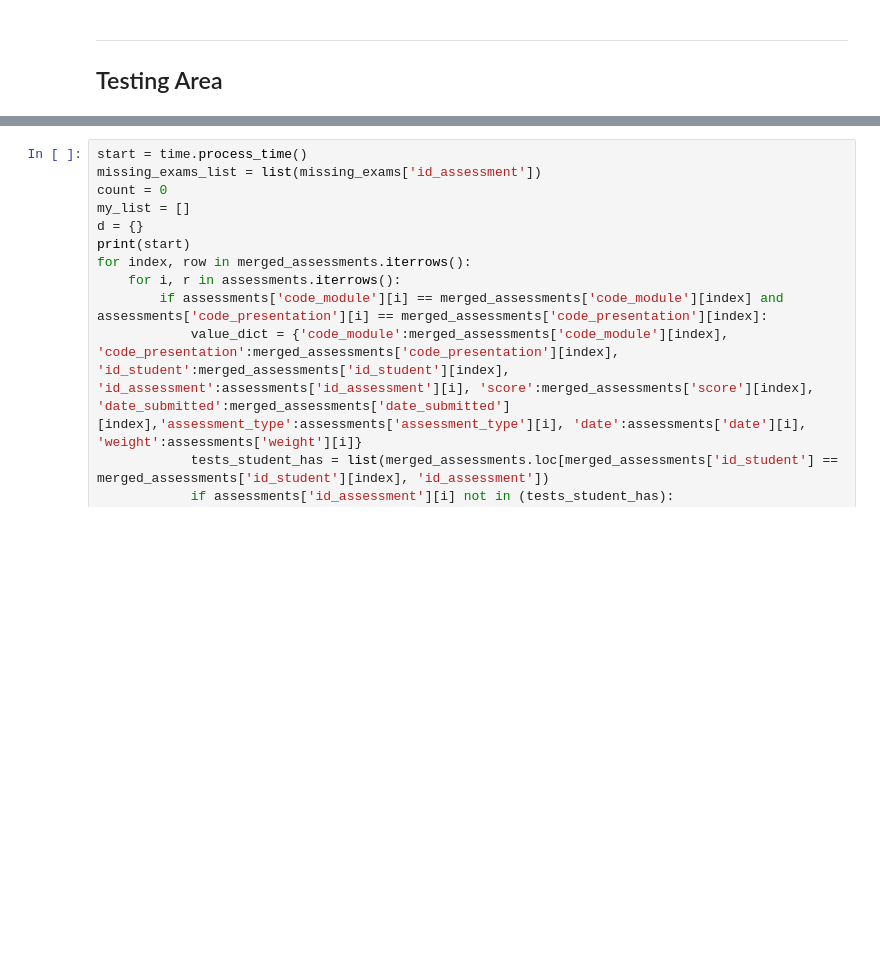
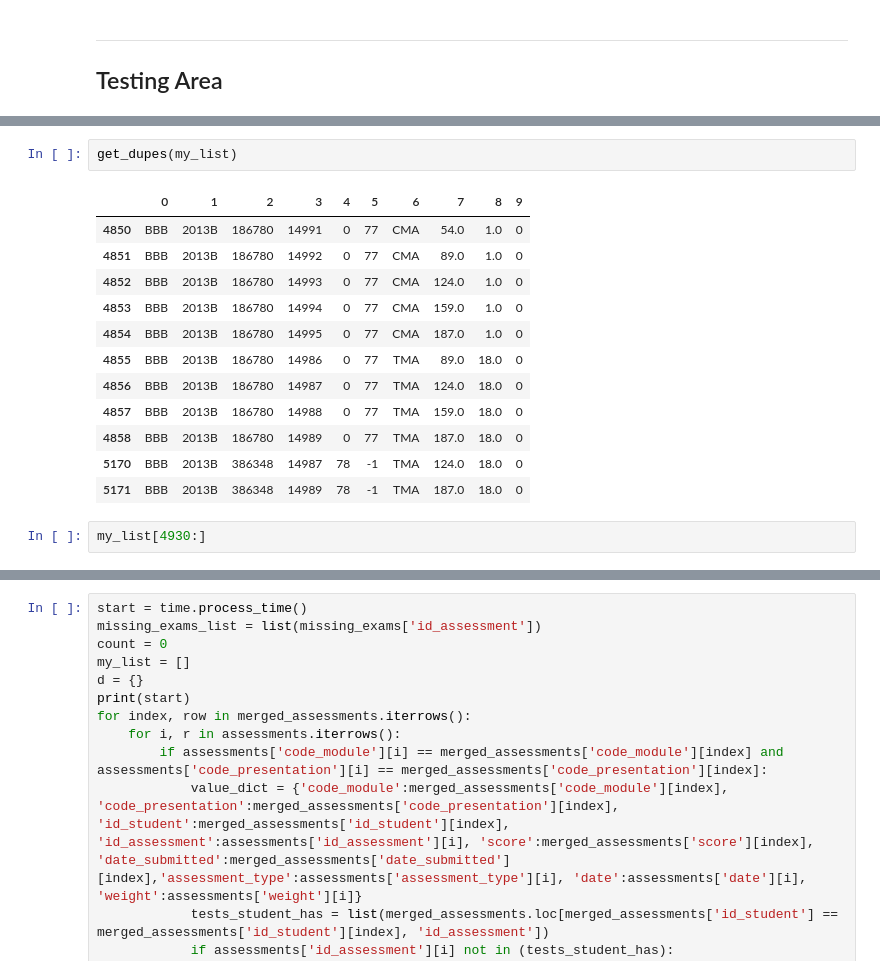
Before and after one commit to freyjagarner/Student-Data-Analysis, a Jupyter notebook: Capstone/Assessments_and_Student_Assessment.ipynb, the cells around one changed output, grey strips where cells are left out. Saved outputs shown, nothing was run; the diff lists cells and outputs as text; blank space fills up the shorter version.

```diff
--- a/Capstone/Assessments_and_Student_Assessment.ipynb
+++ b/Capstone/Assessments_and_Student_Assessment.ipynb
@@ -234,2 +209,19 @@ KeyboardInterrupt:
+# %%
+get_dupes(my_list)
+# %% [output]
+|  | 0 | 1 | 2 | 3 | 4 | 5 | 6 | 7 | 8 | 9 |
+| 4850 | BBB | 2013B | 186780 | 14991 | 0 | 77 | CMA | 54.0 | 1.0 | 0 |
+| 4851 | BBB | 2013B | 186780 | 14992 | 0 | 77 | CMA | 89.0 | 1.0 | 0 |
+| 4852 | BBB | 2013B | 186780 | 14993 | 0 | 77 | CMA | 124.0 | 1.0 | 0 |
+| 4853 | BBB | 2013B | 186780 | 14994 | 0 | 77 | CMA | 159.0 | 1.0 | 0 |
+| 4854 | BBB | 2013B | 186780 | 14995 | 0 | 77 | CMA | 187.0 | 1.0 | 0 |
+| 4855 | BBB | 2013B | 186780 | 14986 | 0 | 77 | TMA | 89.0 | 18.0 | 0 |
+| 4856 | BBB | 2013B | 186780 | 14987 | 0 | 77 | TMA | 124.0 | 18.0 | 0 |
+| 4857 | BBB | 2013B | 186780 | 14988 | 0 | 77 | TMA | 159.0 | 18.0 | 0 |
+| 4858 | BBB | 2013B | 186780 | 14989 | 0 | 77 | TMA | 187.0 | 18.0 | 0 |
+| 5170 | BBB | 2013B | 386348 | 14987 | 78 | -1 | TMA | 124.0 | 18.0 | 0 |
+| 5171 | BBB | 2013B | 386348 | 14989 | 78 | -1 | TMA | 187.0 | 18.0 | 0 |
+# %%
+my_list[4930:]
 # %%
 pd.DataFrame(my_list)
```
Also changed, not shown: parts of 44 cells of this notebook, 1 other file.
